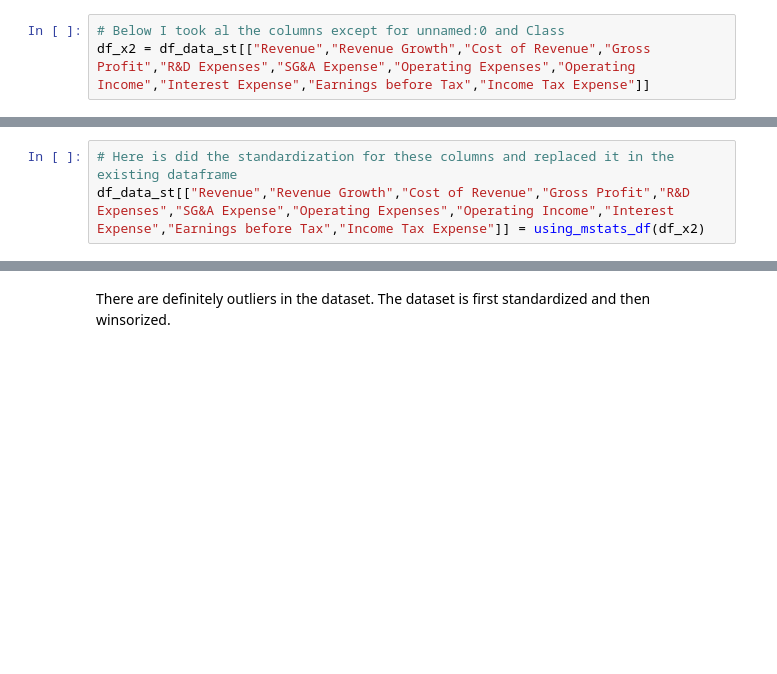
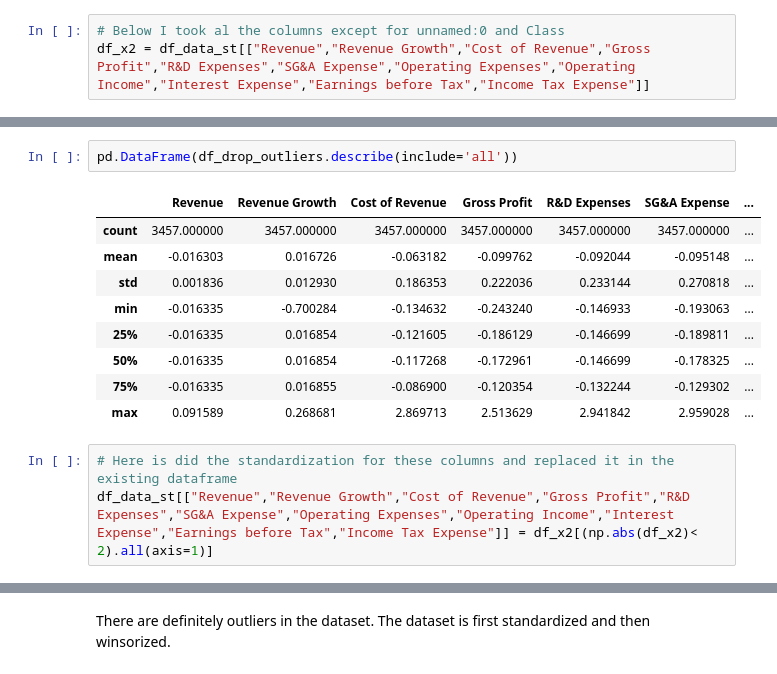
Before and after one commit to Nsmid/Machine-Learning-for-Finance, a Jupyter notebook: assignment 1/assignment1_group08_2021.ipynb, the cells around one changed output, grey strips where cells are left out. Cells and saved outputs as stored; diff of their text form; blank space fills up the shorter version.

```diff
--- a/assignment 1/assignment1_group08_2021.ipynb
+++ b/assignment 1/assignment1_group08_2021.ipynb
@@ -187,4 +200,16 @@ def using_mstats(s):
+# %%
+pd.DataFrame(df_drop_outliers.describe(include='all'))
+# %% [output]
+|  | Revenue | Revenue Growth | Cost of Revenue | Gross Profit | R&D Expenses | SG&A Expense | ... |
+| count | 3457.000000 | 3457.000000 | 3457.000000 | 3457.000000 | 3457.000000 | 3457.000000 | ... |
+| mean | -0.016303 | 0.016726 | -0.063182 | -0.099762 | -0.092044 | -0.095148 | ... |
+| std | 0.001836 | 0.012930 | 0.186353 | 0.222036 | 0.233144 | 0.270818 | ... |
+| min | -0.016335 | -0.700284 | -0.134632 | -0.243240 | -0.146933 | -0.193063 | ... |
+| 25% | -0.016335 | 0.016854 | -0.121605 | -0.186129 | -0.146699 | -0.189811 | ... |
+| 50% | -0.016335 | 0.016854 | -0.117268 | -0.172961 | -0.146699 | -0.178325 | ... |
+| 75% | -0.016335 | 0.016855 | -0.086900 | -0.120354 | -0.132244 | -0.129302 | ... |
+| max | 0.091589 | 0.268681 | 2.869713 | 2.513629 | 2.941842 | 2.959028 | ... |
 # %%
 # Here is did the standardization for these columns and replaced it in the existing dataframe
-df_data_st[["Revenue","Revenue Growth","Cost of Revenue","Gross Profit","R&D Expenses","SG&A Expense","Operating Expenses","Operating Income","Interest Expense","Earnings before Tax","Income Tax Expense"]] = using_mstats_df(df_x2)
+df_data_st[["Revenue","Revenue Growth","Cost of Revenue","Gross Profit","R&D Expenses","SG&A Expense","Operating Expenses","Operating Income","Interest Expense","Earnings before Tax","Income Tax Expense"]] = df_x2[(np.abs(df_x2)< 2).all(axis=1)]
 # %%
```
Also changed, not shown: parts of 41 cells of this notebook.
